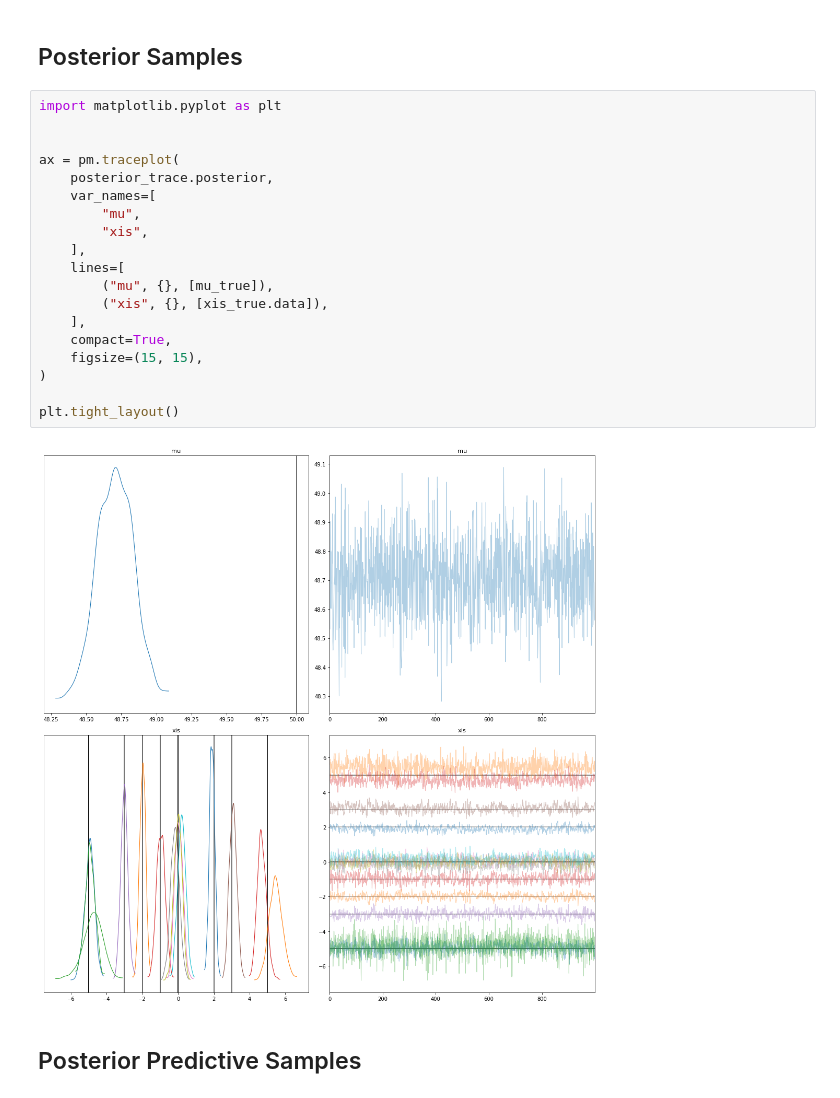
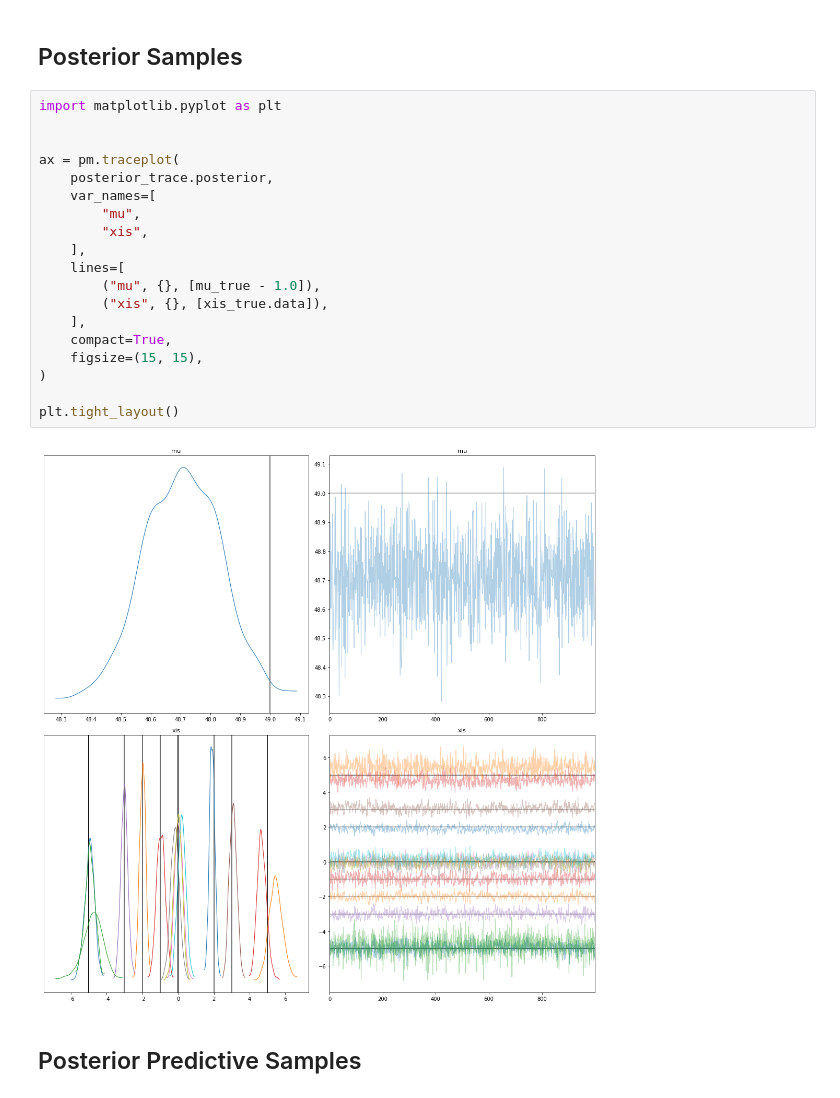
Before and after one commit to AmpersandTV/pymc3-hmm, a Jupyter notebook: examples/poisson_zero_time_varying_example.ipynb, the cells around one changed output. Saved outputs shown, nothing was run; the diff lists cells and outputs as text.

```diff
--- a/examples/poisson_zero_time_varying_example.ipynb
+++ b/examples/poisson_zero_time_varying_example.ipynb
@@ -184,24 +184,24 @@ Only one chain was sampled, this makes it impossible to run some convergence che
 # %%
 import matplotlib.pyplot as plt
 
 
 ax = pm.traceplot(
     posterior_trace.posterior,
     var_names=[
         "mu",
         "xis",
     ],
     lines=[
-        ("mu", {}, [mu_true]),
+        ("mu", {}, [mu_true - 1.0]),
         ("xis", {}, [xis_true.data]),
     ],
     compact=True,
     figsize=(15, 15),
 )
 
 plt.tight_layout()
 # %% [output]
-[figure, old version]
+[figure, new version]
 # %% [markdown]
 ## Posterior Predictive Samples
 # %%
```
